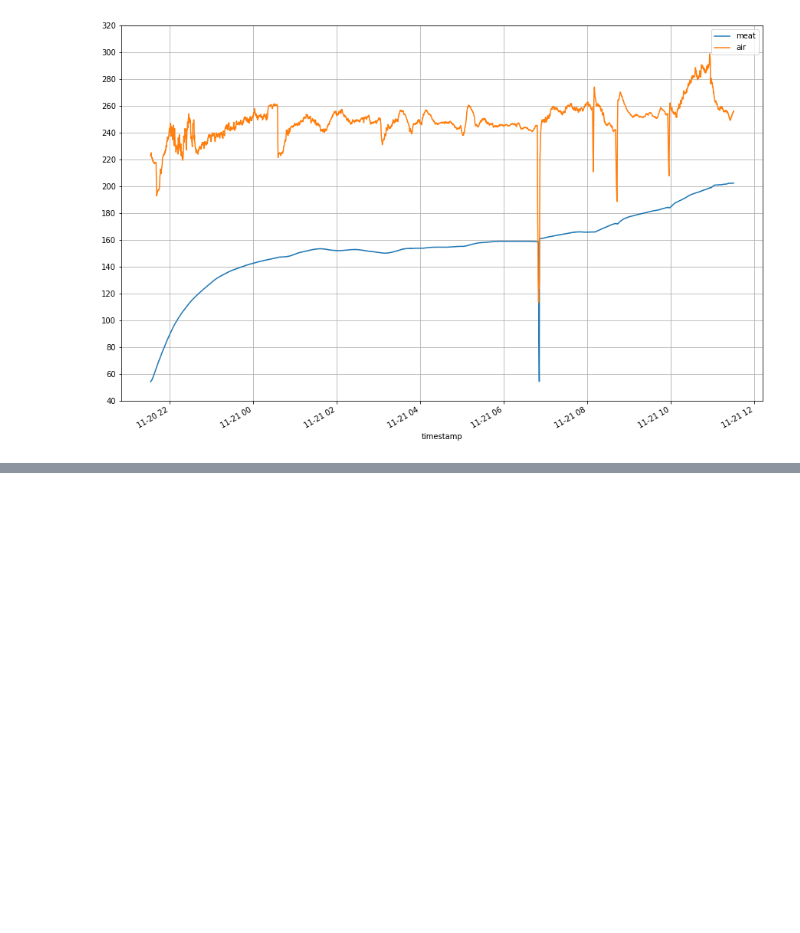
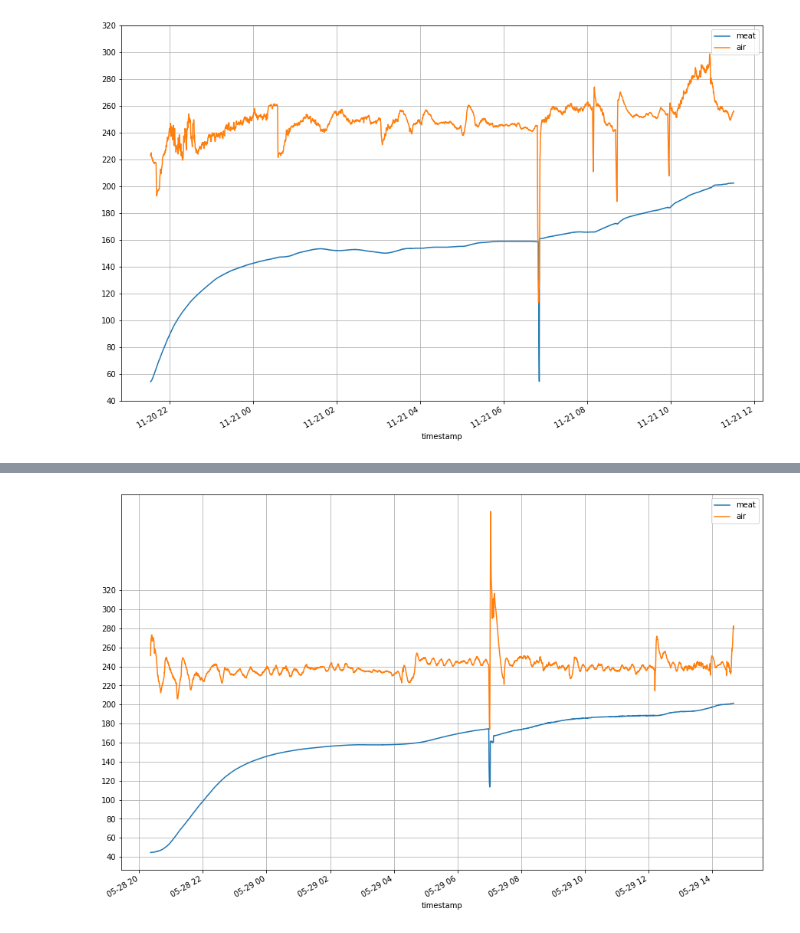
Before and after one commit to sbeckert1/smoker, a Jupyter notebook: data/Untitled.ipynb, the cells around one changed output, grey strips where cells are left out. Drawn from its saved outputs; the diff is of its cells as text; code cells hidden in the pictures; blank space fills up the shorter version.

Commit message:
brisket

```diff
--- a/data/Untitled.ipynb
+++ b/data/Untitled.ipynb
@@ -195,3 +195,6 @@ plotJSON('../data/porkSh2_7lbs.txt')
 2022-11-21 11:30:55-06:00
 0 days 13:58:09
 [figure]
+# %%
+plotJSON('../data/brisket_15_2.txt')
+# %% [output]
@@ -197,0 +204 @@ plotJSON('../data/porkSh2_7lbs.txt')
+[figure, added]
```
Also changed, not shown: parts of 1 cell of this notebook, 1 other file.
